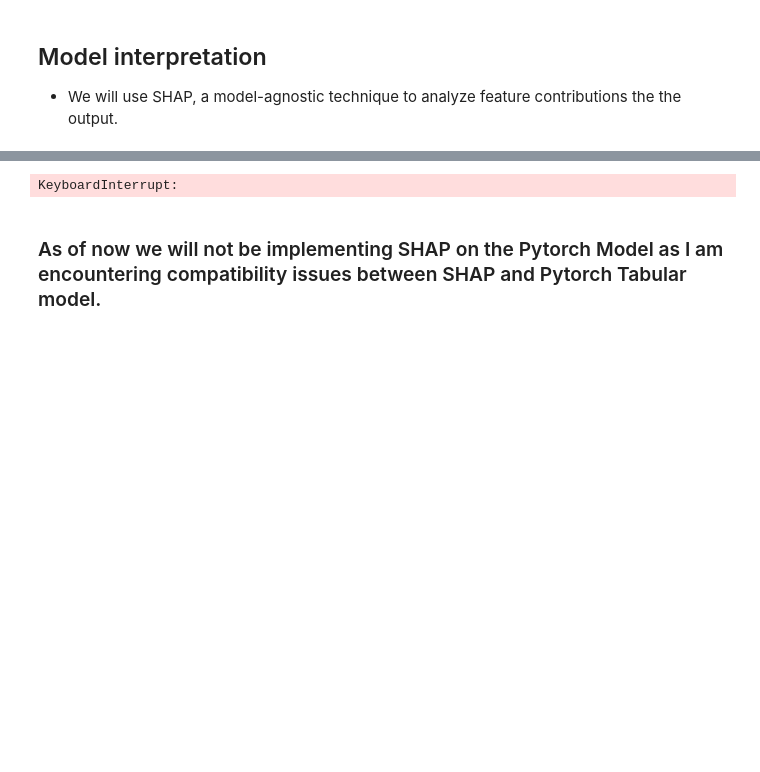
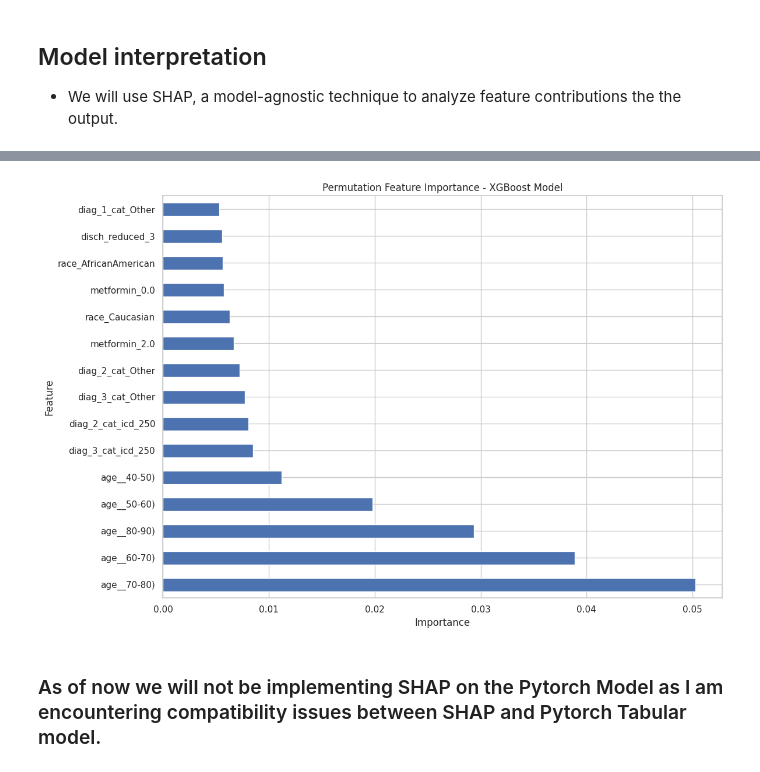
Before and after one commit to Arjeus/diabetes_assignment, a Jupyter notebook: diabetes_readmission_prediction_boost_discharge_t2.ipynb, the cells around one changed output, grey strips where cells are left out. Drawn from its saved outputs; the diff is of its cells as text; code cells hidden in the pictures; blank space fills up the shorter version.

```diff
--- a/diabetes_readmission_prediction_boost_discharge_t2.ipynb
+++ b/diabetes_readmission_prediction_boost_discharge_t2.ipynb
@@ -1469,9 +1465,7 @@ importance_df
 # %%
-result_xgboost = permutation_importance(xgb_model, X_train, y_train, scoring='accuracy', n_repeats=10, random_state=1803)
+result_xgboost = permutation_importance(xgb_model, X_test, y_test, scoring='accuracy', n_repeats=10, random_state=1803)
-# %% [output]
-KeyboardInterrupt:
 # %%
 importance_df_xgboost = pd.DataFrame({
-    'feature': train_df_pt.columns,
+    'feature': X_train.columns,
     'importance': result_xgboost.importances_mean
 }).sort_values(by='importance', ascending=False)
@@ -1480,3 +1472,11 @@ importance_df_xgboost
+# %%
+importance_df_xgboost.head(15).plot(kind='barh', x='feature', y='importance', figsize=(12, 8), legend=False)
+plt.title('Permutation Feature Importance - XGBoost Model')
+plt.xlabel('Importance')
+plt.ylabel('Feature')
+plt.tight_layout()
+# %% [output]
+[figure, added]
 # %% [markdown]
 ### As of now we will not be implementing SHAP on the Pytorch Model as I am encountering compatibility issues between SHAP and Pytorch Tabular model.
 # %%
```
Also changed, not shown: parts of 25 cells of this notebook, 2 other files.
